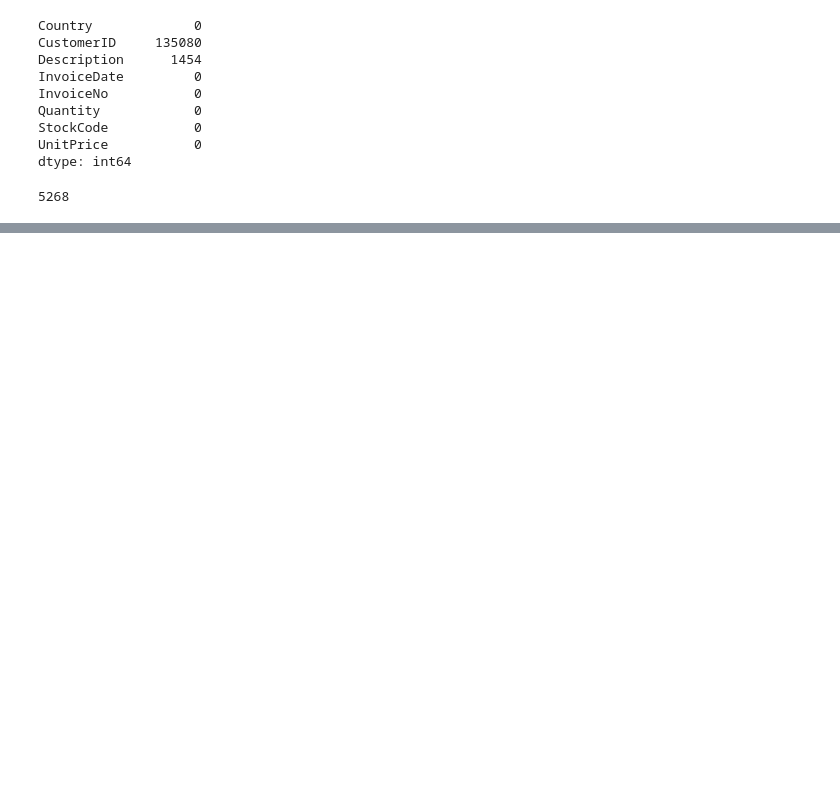
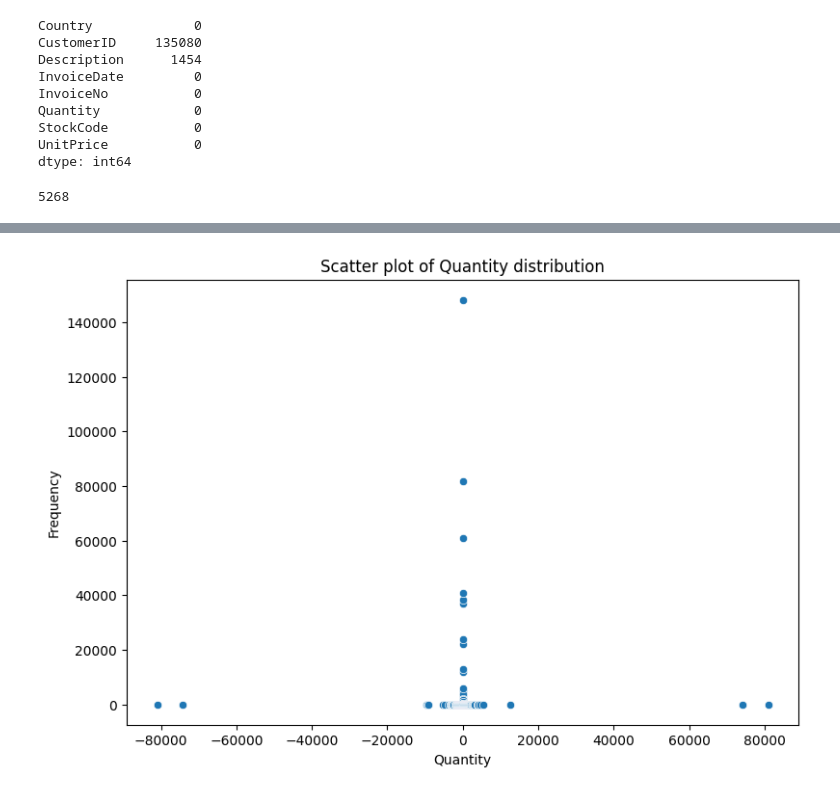
Before and after one commit to X6K18/Online-Retail-Data-Analysis, a Jupyter notebook: notebooks/01_data_exploration.ipynb, the cells around one changed output, grey strips where cells are left out. Cells and saved outputs as stored; diff of their text form; code cells hidden in the pictures; blank space fills up the shorter version.

```diff
--- a/notebooks/01_data_exploration.ipynb
+++ b/notebooks/01_data_exploration.ipynb
@@ -78,0 +159,3 @@ duplicate_value
+# %%
+quantity_var = df['Quantity'].value_counts().sort_index()
+quantity_var
@@ -78,0 +176,10 @@ duplicate_value
+# %%
+plt.figure(figsize=(9,6))
+sns.scatterplot(x=quantity_var.index, y=quantity_var.values)
+
+plt.xlabel("Quantity")
+plt.ylabel("Frequency")
+plt.title("Scatter plot of Quantity distribution")
+plt.show()
+# %% [output]
+[figure, added]
```
Also changed, not shown: parts of 17 cells of this notebook, 1 other file.
